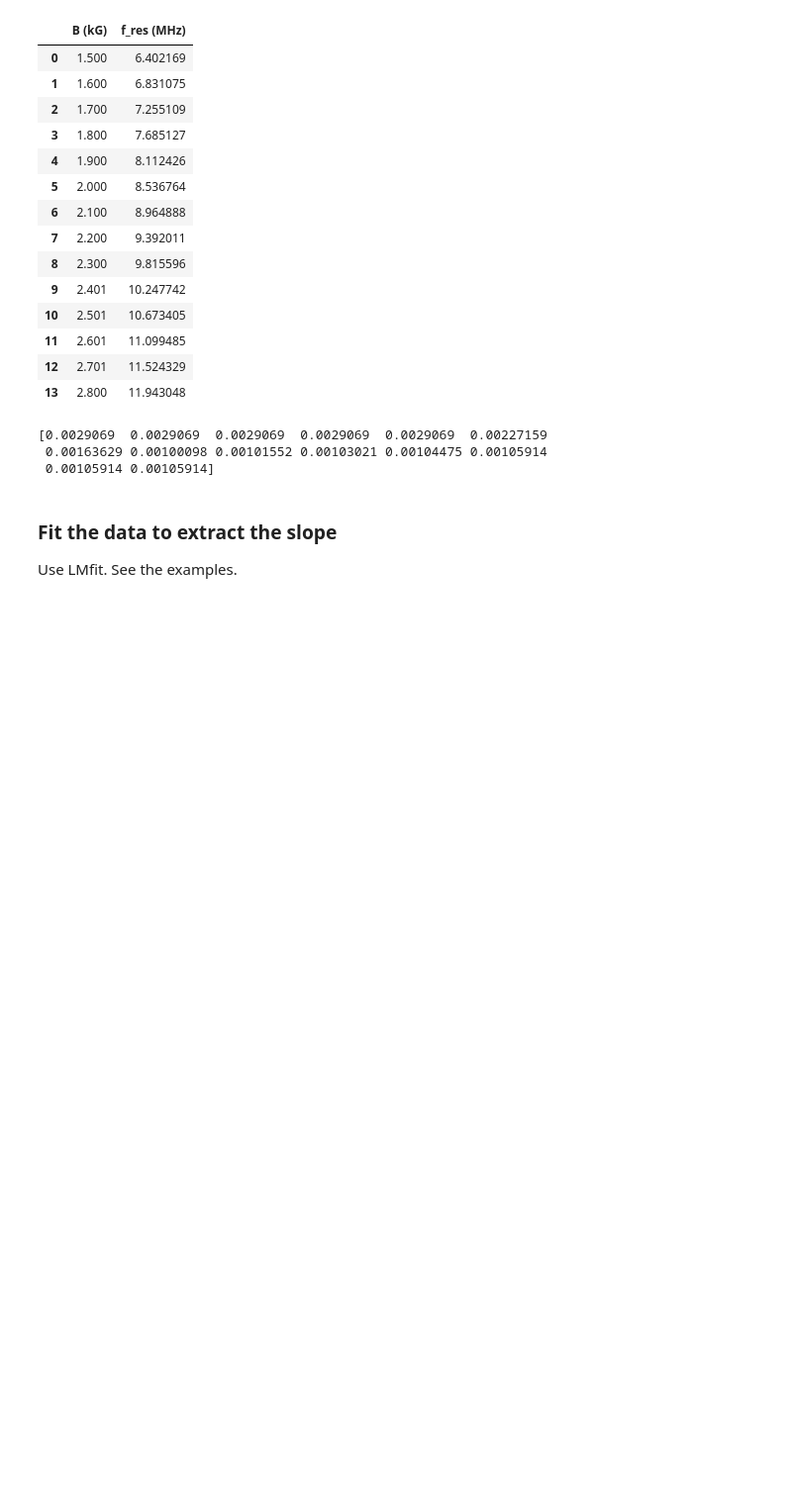
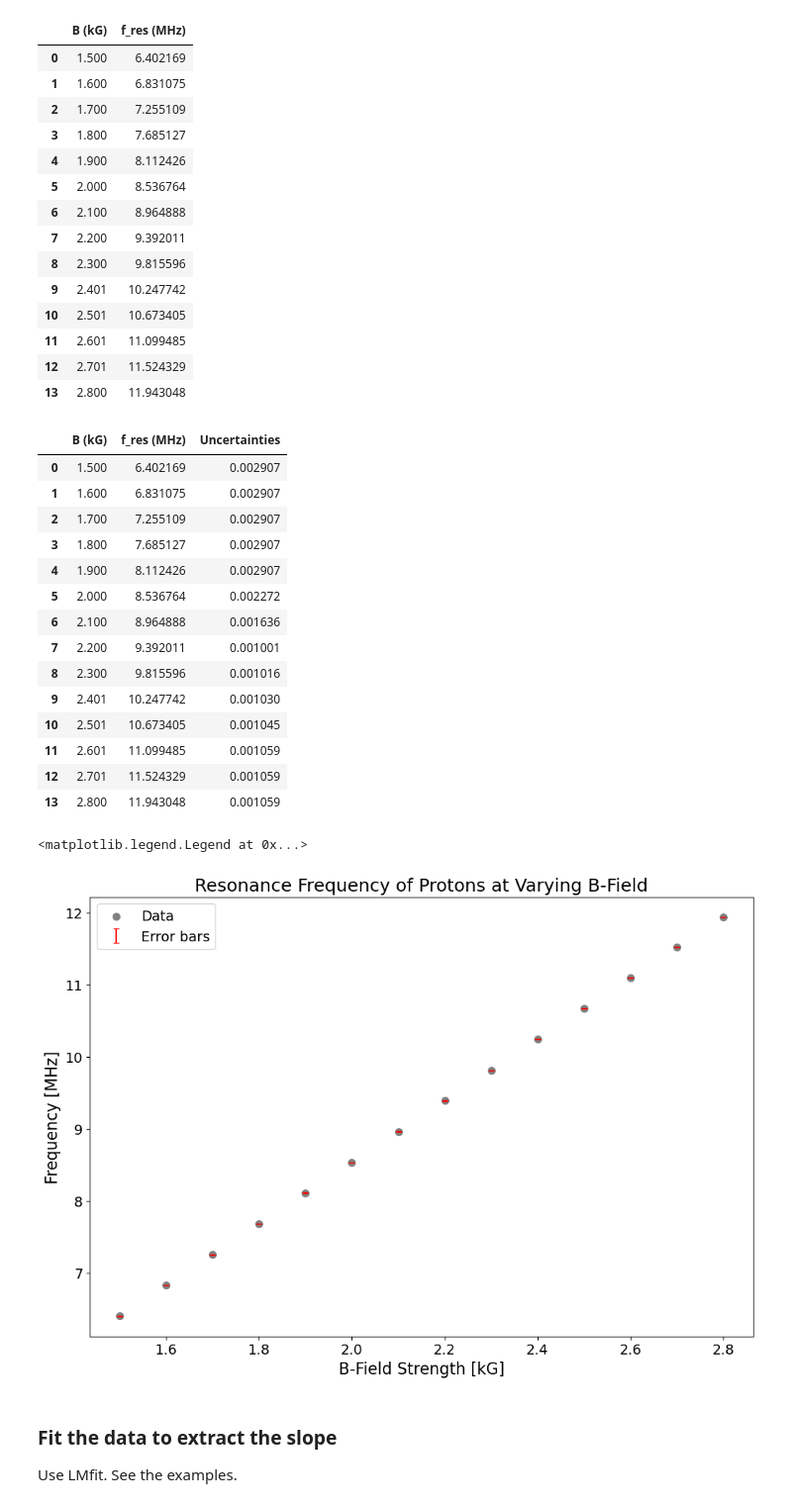
Before and after one commit to mbrosenuw/continuous-NMR, a Jupyter notebook: Continuous NMR Analysis (Template).ipynb, the cells around one changed output. Shown: that part at 99% size. Drawn from its saved outputs; the diff is of its cells as text; code cells hidden in the pictures; blank space fills up the shorter version.

```diff
--- a/Continuous NMR Analysis (Template).ipynb
+++ b/Continuous NMR Analysis (Template).ipynb
@@ -175,16 +182,37 @@ df2
 # %%
 # Based on the result of the uncertainty analysis above, construct uncertainty arrays
 # to go with the data according to those instructions.
 # Include the uncertainty results as another column in the dataframe
-Bvals = df2['B (kG)'].values
-freqs = df2['f_res (MHz)'].values
 # Read in the data, and print the dataframe
-stdev = np.interp(Bvals, bs, sigmas)
-print(stdev)
+df2['Uncertainties'] = np.interp(df2['B (kG)'].values, bs, sigmas)
+display(df2)
+
+plt.figure()
+plt.title('Resonance Frequency of Protons at Varying B-Field', fontsize=18)
+plt.xlabel('B-Field Strength [kG]', fontsize=16)
+plt.ylabel('Frequency [MHz]', fontsize=16)
+plt.scatter(df2['B (kG)'].values, df2['f_res (MHz)'].values, label='Data', color='gray', linewidth=2)
+plt.errorbar(df2['B (kG)'].values, df2['f_res (MHz)'].values, yerr=df2['Uncertainties'].values, fmt='none', color='red', label='Error bars',
+            capsize=3)
+plt.legend(loc = 'best')
 # %% [output]
+|  | B (kG) | f_res (MHz) | Uncertainties |
+| 0 | 1.500 | 6.402169 | 0.002907 |
+| 1 | 1.600 | 6.831075 | 0.002907 |
+| 2 | 1.700 | 7.255109 | 0.002907 |
+| 3 | 1.800 | 7.685127 | 0.002907 |
+| 4 | 1.900 | 8.112426 | 0.002907 |
+| 5 | 2.000 | 8.536764 | 0.002272 |
+| 6 | 2.100 | 8.964888 | 0.001636 |
+| 7 | 2.200 | 9.392011 | 0.001001 |
+| 8 | 2.300 | 9.815596 | 0.001016 |
+| 9 | 2.401 | 10.247742 | 0.001030 |
+| 10 | 2.501 | 10.673405 | 0.001045 |
+| 11 | 2.601 | 11.099485 | 0.001059 |
+| 12 | 2.701 | 11.524329 | 0.001059 |
+| 13 | 2.800 | 11.943048 | 0.001059 |
-[0.0029069  0.0029069  0.0029069  0.0029069  0.0029069  0.00227159
- 0.00163629 0.00100098 0.00101552 0.00103021 0.00104475 0.00105914
- 0.00105914 0.00105914]
+<matplotlib.legend.Legend at 0x...>
+[figure, added]
 # %% [markdown]
 ### Fit the data to extract the slope
 
```
Also changed, not shown: parts of 10 cells of this notebook.
